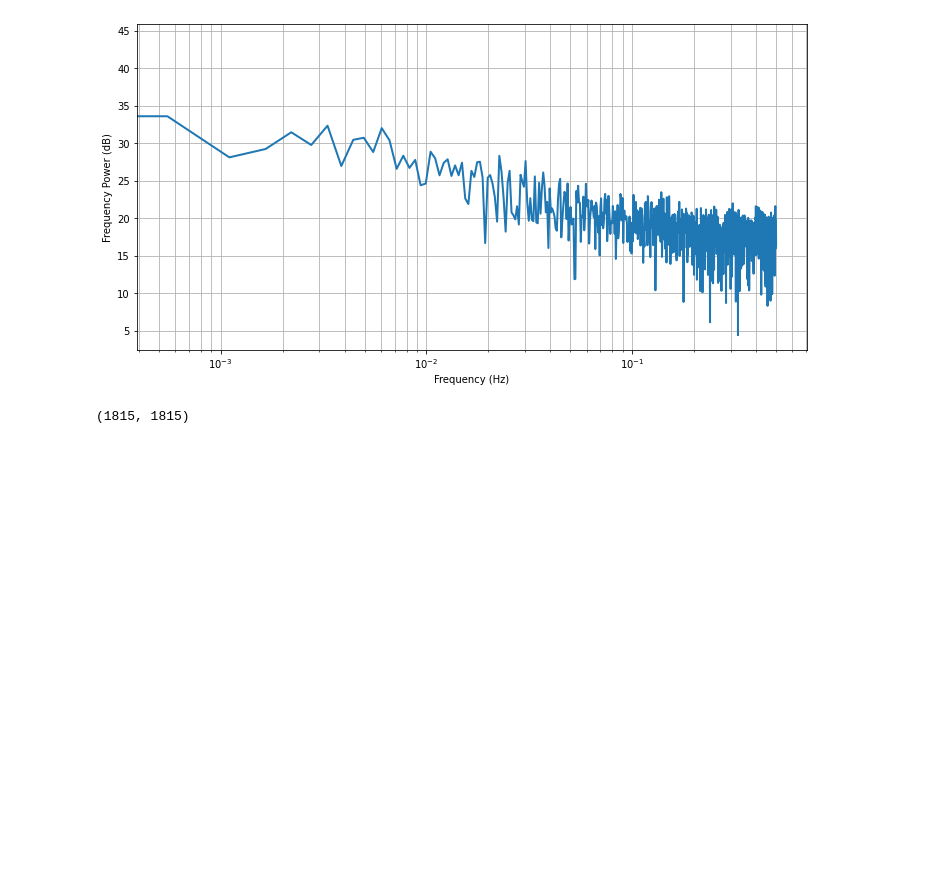
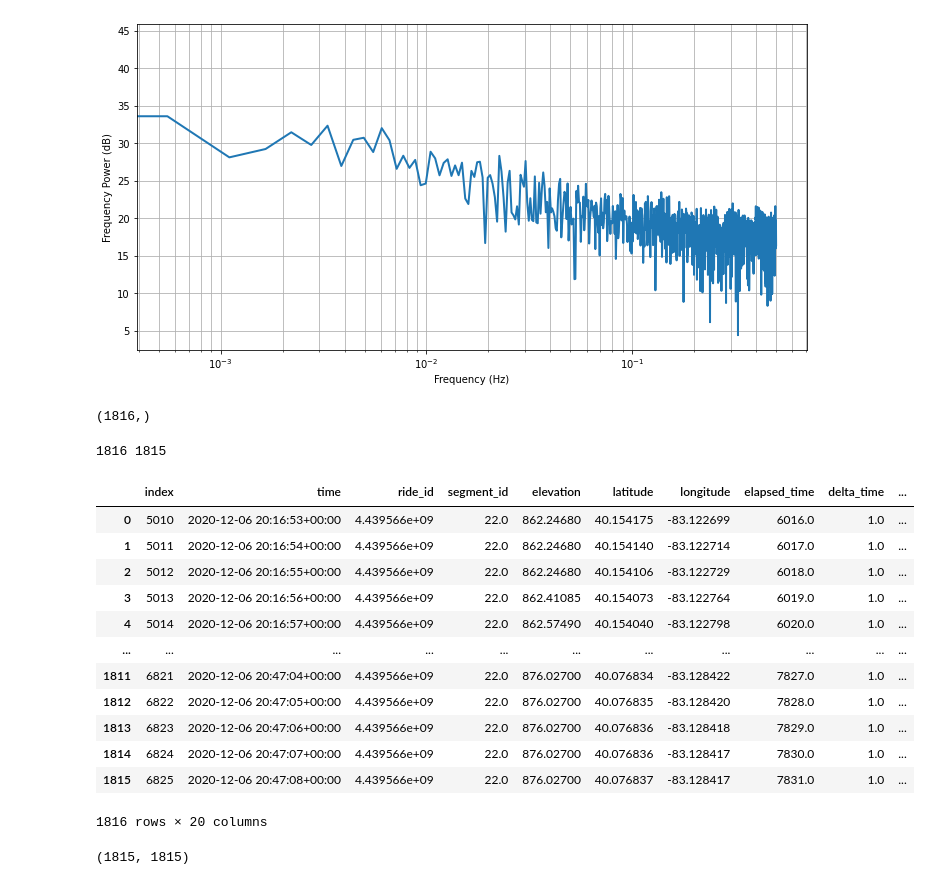
Before and after one commit to ericbauer55/strava-fitness, a Jupyter notebook: src/notebooks/4. Continuity and Outlier Handling.ipynb, the cells around one changed output. Cells and saved outputs as stored; diff of their text form; code cells hidden in the pictures; blank space fills up the shorter version.

Commit message:
created function to window filter various columns

```diff
--- a/src/notebooks/4. Continuity and Outlier Handling.ipynb
+++ b/src/notebooks/4. Continuity and Outlier Handling.ipynb
@@ -100,6 +100,47 @@ def plot_signal_fft(df, signal_column, sample_rate=1.0):
 plot_signal_fft(df22, 'speed')
 # %% [output]
 [figure]
+# %%
+df22['speed'] = df22['speed'].interpolate(method='backfill')
+# %%
+df22['speed'].shape
+# %% [output]
+(1816,)
+# %%
+from scipy import signal
+
+def apply_hann_filter(df, signal_column, window_order=10):
+    signal_list = list(df[signal_column].values)
+    win = signal.windows.hann(window_order)
+    filtered_signal = signal.convolve(speed_signal, win, mode='same') / sum(win)
+
+    df['filt_'+signal_column] = np.nan
+    if len(signal_list) == len(filtered_signal):
+        df['filt_'+signal_column] = filtered_signal
+    else:
+        df.loc[1:,'filt_'+signal_column] = filtered_signal
+        df.loc[0,'filt_'+signal_column] = df.loc[0,'filt_'+signal_column] # backfill
+    return df
+# %%
+df22 = apply_hann_filter(df22, 'speed')
+# %% [output]
+1816 1815
+# %%
+df22
+# %% [output]
+|  | index | time | ride_id | segment_id | elevation | latitude | longitude | elapsed_time | delta_time | ... |
+| 0 | 5010 | 2020-12-06 20:16:53+00:00 | 4.439566e+09 | 22.0 | 862.24680 | 40.154175 | -83.122699 | 6016.0 | 1.0 | ... |
+| 1 | 5011 | 2020-12-06 20:16:54+00:00 | 4.439566e+09 | 22.0 | 862.24680 | 40.154140 | -83.122714 | 6017.0 | 1.0 | ... |
+| 2 | 5012 | 2020-12-06 20:16:55+00:00 | 4.439566e+09 | 22.0 | 862.24680 | 40.154106 | -83.122729 | 6018.0 | 1.0 | ... |
+| 3 | 5013 | 2020-12-06 20:16:56+00:00 | 4.439566e+09 | 22.0 | 862.41085 | 40.154073 | -83.122764 | 6019.0 | 1.0 | ... |
+| 4 | 5014 | 2020-12-06 20:16:57+00:00 | 4.439566e+09 | 22.0 | 862.57490 | 40.154040 | -83.122798 | 6020.0 | 1.0 | ... |
+| ... | ... | ... | ... | ... | ... | ... | ... | ... | ... | ... |
+| 1811 | 6821 | 2020-12-06 20:47:04+00:00 | 4.439566e+09 | 22.0 | 876.02700 | 40.076834 | -83.128422 | 7827.0 | 1.0 | ... |
+| 1812 | 6822 | 2020-12-06 20:47:05+00:00 | 4.439566e+09 | 22.0 | 876.02700 | 40.076835 | -83.128420 | 7828.0 | 1.0 | ... |
+| 1813 | 6823 | 2020-12-06 20:47:06+00:00 | 4.439566e+09 | 22.0 | 876.02700 | 40.076836 | -83.128418 | 7829.0 | 1.0 | ... |
+| 1814 | 6824 | 2020-12-06 20:47:07+00:00 | 4.439566e+09 | 22.0 | 876.02700 | 40.076836 | -83.128417 | 7830.0 | 1.0 | ... |
+| 1815 | 6825 | 2020-12-06 20:47:08+00:00 | 4.439566e+09 | 22.0 | 876.02700 | 40.076837 | -83.128417 | 7831.0 | 1.0 | ... |
+1816 rows × 20 columns
 # %%
 from scipy import signal
 # %%
```
